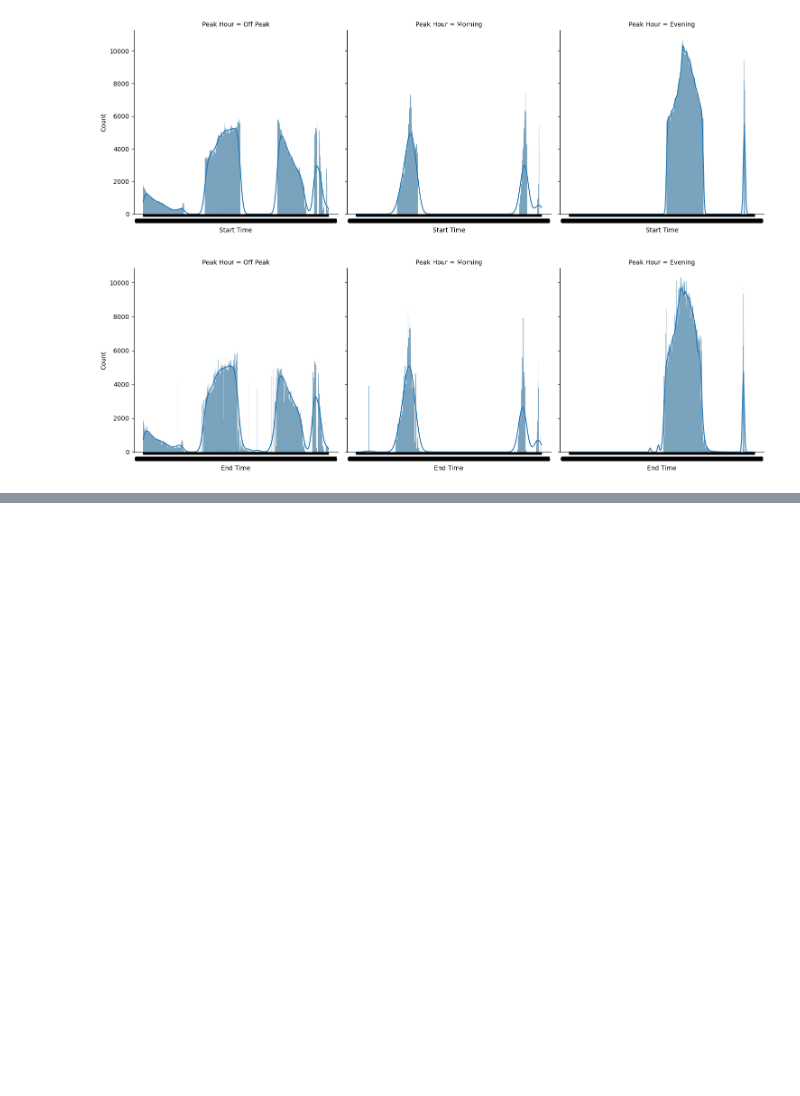
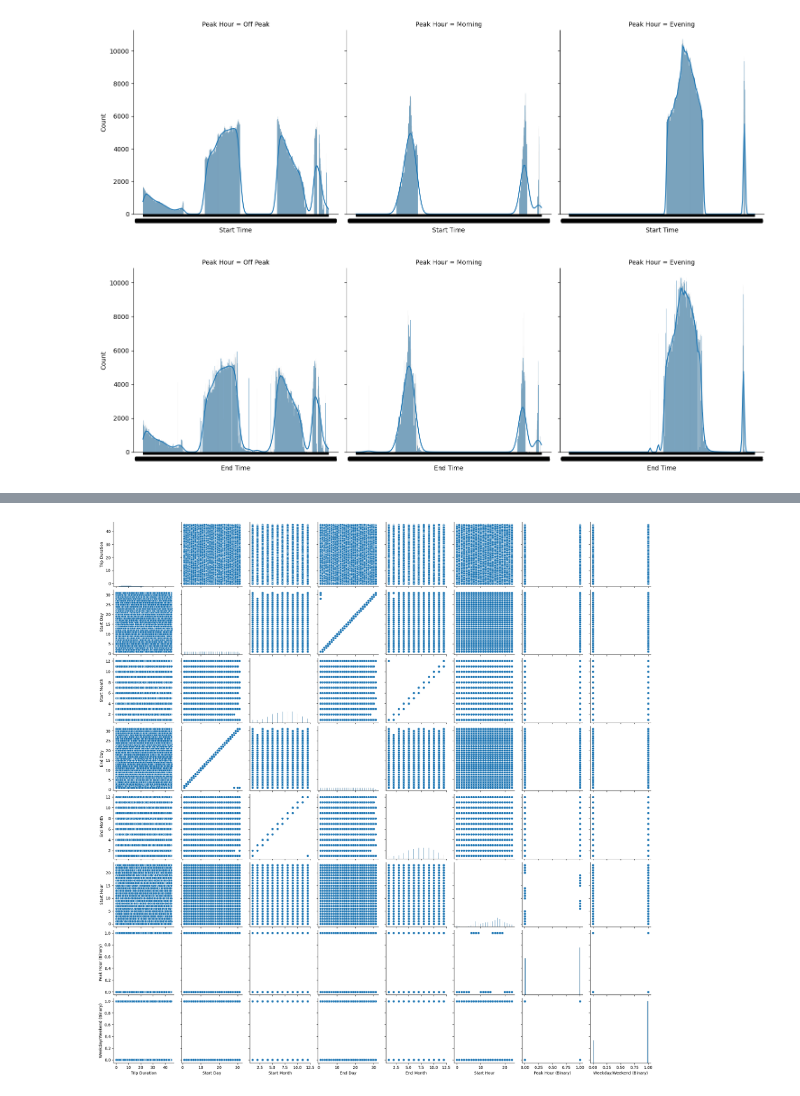
Before and after one commit to ziadharmanani/INF1340-Ridership-Analysis, a Jupyter notebook: rideshare_cleaning.ipynb, the cells around one changed output, grey strips where cells are left out. Drawn from its saved outputs; the diff is of its cells as text; code cells hidden in the pictures; blank space fills up the shorter version.

```diff
--- a/rideshare_cleaning.ipynb
+++ b/rideshare_cleaning.ipynb
@@ -564,0 +618,26 @@ plt.show()
+# %%
+df_diagnostic = df
+
+# Converting some variables into integer (would be used in the diagnostic analysis)
+df_diagnostic['Start Day'] = df_diagnostic['Start Day'].astype(int)
+df_diagnostic['Start Month'] = df_diagnostic['Start Month'].astype(int)
+df_diagnostic['End Day'] = df_diagnostic['End Day'].astype(int)
+df_diagnostic['End Month'] = df_diagnostic['End Month'].astype(int)
+
+# Convert 'Start Hour' into a numeric value
+df_diagnostic['Start Hour'] = pd.to_datetime(df_diagnostic['Start Time'], format = '%H:%M', errors = 'coerce').dt.hour
+
+#df_diagnostic.set_index('Trip Id')
+# Index disappeared? Setting a new one with just the count
+# ('Trip Id' no longer exists after the conversion to a list and the new ordering)
+
+df_diagnostic['Trip Number'] = range(1, len(df) + 1)
+df_diagnostic = df_diagnostic.set_index('Trip Number')
+# %%
+df_pears = df_diagnostic
+
+df_pears.select_dtypes(int)
+sns.pairplot(df_pears)
+plt.show()
+# %% [output]
+[figure, added]
```
Also changed, not shown: parts of 33 cells of this notebook.
